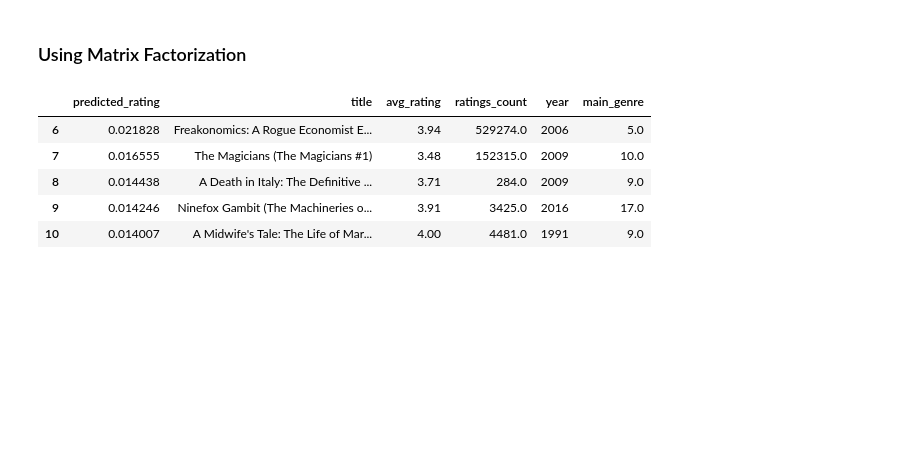
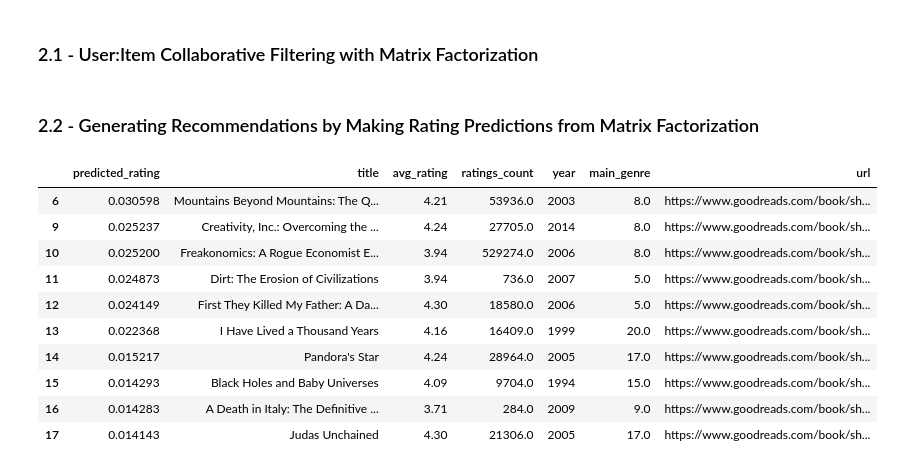
Before and after one commit to mraottth/projects, a Jupyter notebook: Goodreads Book Recommender/book_recommender.ipynb, the cells around one changed output. Drawn from its saved outputs; the diff is of its cells as text; code cells hidden in the pictures; blank space fills up the shorter version.

```diff
--- a/Goodreads Book Recommender/book_recommender.ipynb
+++ b/Goodreads Book Recommender/book_recommender.ipynb
@@ -330,12 +295,12 @@ Genre_9
-# %% [markdown]
-### Using Matrix Factorization
+# %% [markdown]
+### 2.1 - User:Item Collaborative Filtering with Matrix Factorization
 # %%
-# Find larger number of similar users than before
-large_neighborhood_ratings, target_user_ratings = find_neighbors(1000, target_user, df_reviews, book_index, df_books)
+# Find larger number of similar users than before to get broad pool of potentially relevant books
+large_neighborhood_ratings, target_user_ratings = find_neighbors(1000, target, df_reviews, book_index, df_books)
 # %%
 # Get unique users and books to slice df_reviews
 neighbor_index = large_neighborhood_ratings["uid"].unique()
-neighbor_index = np.append(neighbor_index, target_user)
+neighbor_index = np.append(neighbor_index, target)
 neighbor_book_index = large_neighborhood_ratings["book_index"].unique()
 neighbor_book_index = np.append(neighbor_book_index, target_user_ratings["book_index"].unique())
 
@@ -344,37 +309,44 @@ R = df_reviews[:, neighbor_book_index]
 R = R[neighbor_index, :]
 # %%
 # Decompose user ratings matrix R
-U, sigma, Vt = svds(R, k = 5)
+U, sigma, Vt = svds(R, k = 10)
 sigma = np.diag(sigma)
 
 U = sparse.csr_matrix(U)
 sigma = sparse.csr_matrix(sigma)
 Vt = sparse.csr_matrix(Vt)
-
-# Get predictions
-dot_1 = U.dot(sigma)
-all_user_predicted_ratings = dot_1 @ Vt
-df_preds = pd.DataFrame(all_user_predicted_ratings.toarray(), columns=neighbor_book_index, index=neighbor_index).reset_index()
+# %% [markdown]
+### 2.2 - Generating Recommendations by Making Rating Predictions from Matrix Factorization
+# %%
+# Get predictions
+all_user_predicted_ratings = U.dot(sigma) @ Vt
+df_preds = pd.DataFrame(all_user_predicted_ratings.toarray(), columns=neighbor_book_index, index=neighbor_index).reset_index()
 # %%
 # Get target user's top predicted ratings
-target_pred_books = df_preds[df_preds["index"] == target_user].columns[1:]
-target_pred_ratings = df_preds[df_preds["index"] == target_user].values[0][1:]
+target_pred_books = df_preds[df_preds["index"] == target].columns[1:]
+target_pred_ratings = df_preds[df_preds["index"] == target].values[0][1:]
 
+# Put into df with relevant info from df_books
 top_preds = pd.DataFrame({"book_index":target_pred_books, "predicted_rating":target_pred_ratings})\
                 .sort_values(by="predicted_rating", ascending=False)\
                 .merge(book_index.reset_index(), left_on="book_index", right_on="index")\
-                .merge(df_books[["book_id", "title", "avg_rating", "ratings_count", "year", "main_genre"]], on="book_id")\
+                .merge(df_books[["book_id", "title", "avg_rating", "ratings_count", "year", "main_genre","url"]], on="book_id")\
                 .drop(columns=["index", "book_id"])
 
 # Filter out already read books
-top_preds = top_preds[~top_preds["book_index"].isin(target_user_books)]
+top_preds = top_preds[~top_preds["book_index"].isin(target_user_ratings["book_index"].unique())]
 top_preds.drop(["book_index"], axis=1, inplace=True)
-top_preds.head()
+top_preds.head(10)
 # %% [output]
-|  | predicted_rating | title | avg_rating | ratings_count | year | main_genre |
-| 6 | 0.021828 | Freakonomics: A Rogue Economist E... | 3.94 | 529274.0 | 2006 | 5.0 |
-| 7 | 0.016555 | The Magicians (The Magicians #1) | 3.48 | 152315.0 | 2009 | 10.0 |
-| 8 | 0.014438 | A Death in Italy: The Definitive ... | 3.71 | 284.0 | 2009 | 9.0 |
-| 9 | 0.014246 | Ninefox Gambit (The Machineries o... | 3.91 | 3425.0 | 2016 | 17.0 |
-| 10 | 0.014007 | A Midwife's Tale: The Life of Mar... | 4.00 | 4481.0 | 1991 | 9.0 |
+|  | predicted_rating | title | avg_rating | ratings_count | year | main_genre | url |
+| 6 | 0.030598 | Mountains Beyond Mountains: The Q... | 4.21 | 53936.0 | 2003 | 8.0 | https://www.goodreads.com/book/sh... |
+| 9 | 0.025237 | Creativity, Inc.: Overcoming the ... | 4.24 | 27705.0 | 2014 | 8.0 | https://www.goodreads.com/book/sh... |
+| 10 | 0.025200 | Freakonomics: A Rogue Economist E... | 3.94 | 529274.0 | 2006 | 8.0 | https://www.goodreads.com/book/sh... |
+| 11 | 0.024873 | Dirt: The Erosion of Civilizations | 3.94 | 736.0 | 2007 | 5.0 | https://www.goodreads.com/book/sh... |
+| 12 | 0.024149 | First They Killed My Father: A Da... | 4.30 | 18580.0 | 2006 | 5.0 | https://www.goodreads.com/book/sh... |
+| 13 | 0.022368 | I Have Lived a Thousand Years | 4.16 | 16409.0 | 1999 | 20.0 | https://www.goodreads.com/book/sh... |
+| 14 | 0.015217 | Pandora's Star | 4.24 | 28964.0 | 2005 | 17.0 | https://www.goodreads.com/book/sh... |
+| 15 | 0.014293 | Black Holes and Baby Universes | 4.09 | 9704.0 | 1994 | 15.0 | https://www.goodreads.com/book/sh... |
+| 16 | 0.014283 | A Death in Italy: The Definitive ... | 3.71 | 284.0 | 2009 | 9.0 | https://www.goodreads.com/book/sh... |
+| 17 | 0.014143 | Judas Unchained | 4.30 | 21306.0 | 2005 | 17.0 | https://www.goodreads.com/book/sh... |
 # %%
```
Also changed, not shown: parts of 19 cells of this notebook, 3 other files.
